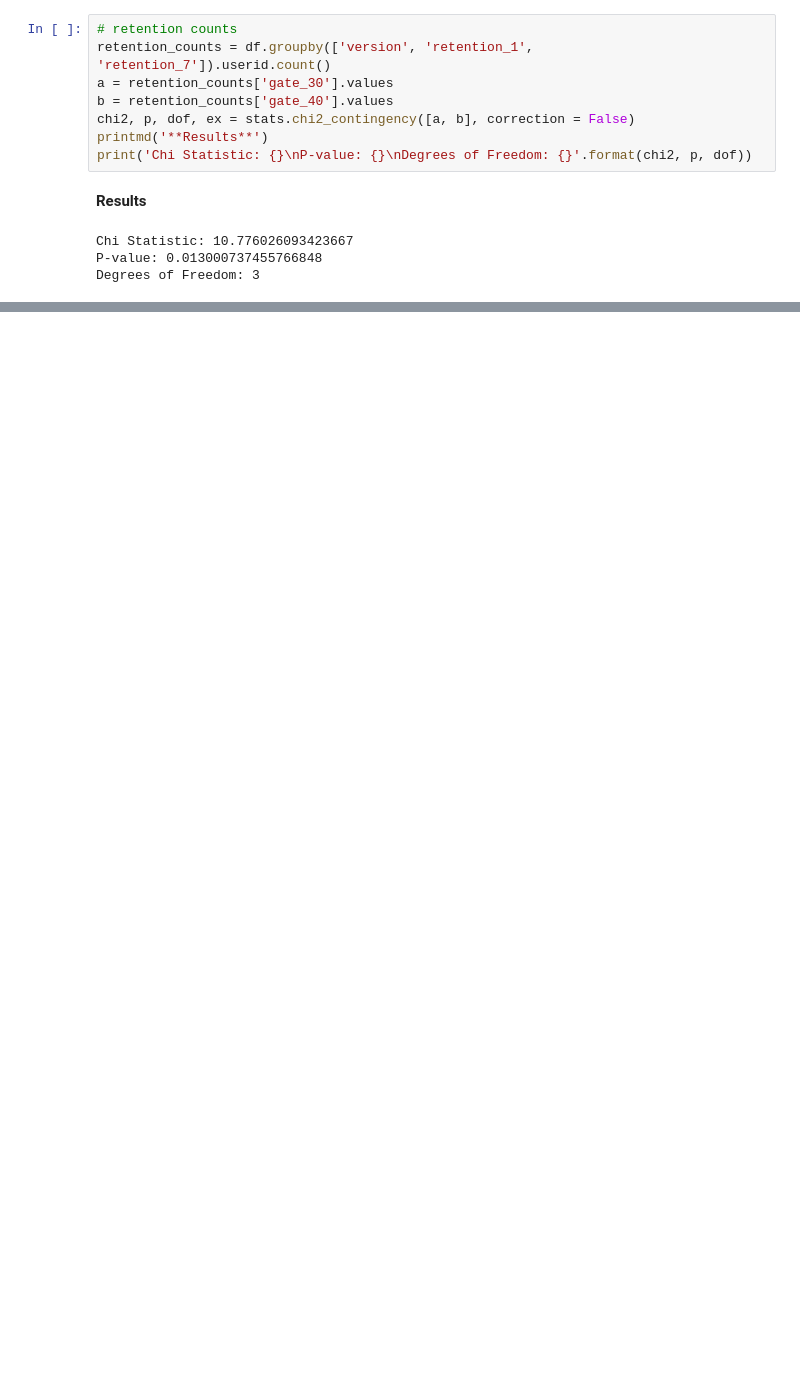
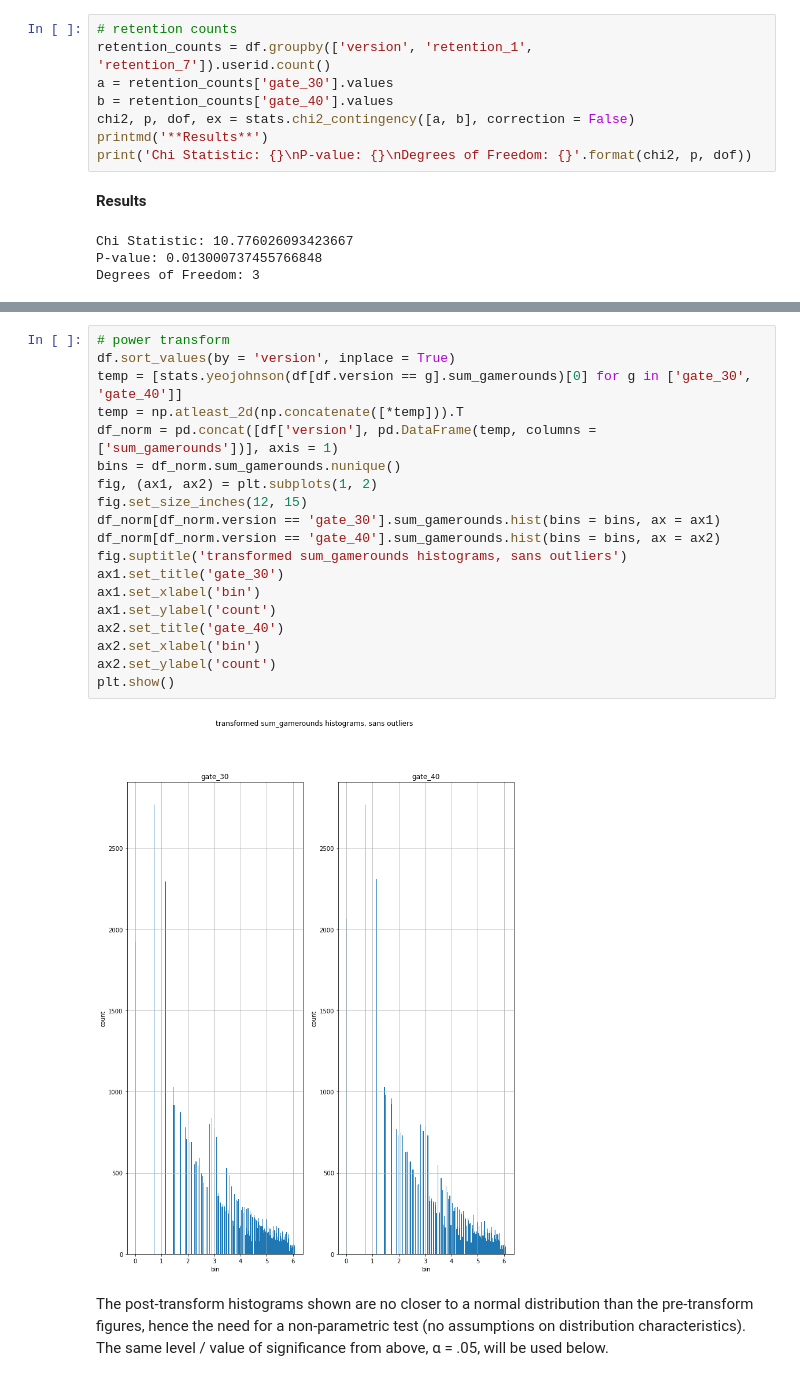
Before and after one commit to parkernisbet/game-ab-testing, a Jupyter notebook: game_ab_testing.ipynb, the cells around one changed output, grey strips where cells are left out. Drawn from its saved outputs; the diff is of its cells as text; blank space fills up the shorter version.

```diff
--- a/game_ab_testing.ipynb
+++ b/game_ab_testing.ipynb
@@ -216,0 +281,25 @@ of the null hypothesis; version and retention have a dependent relationship.
+# %%
+# power transform
+df.sort_values(by = 'version', inplace = True)
+temp = [stats.yeojohnson(df[df.version == g].sum_gamerounds)[0] for g in ['gate_30', 'gate_40']]
+temp = np.atleast_2d(np.concatenate([*temp])).T
+df_norm = pd.concat([df['version'], pd.DataFrame(temp, columns = ['sum_gamerounds'])], axis = 1)
+bins = df_norm.sum_gamerounds.nunique()
+fig, (ax1, ax2) = plt.subplots(1, 2)
+fig.set_size_inches(12, 15)
+df_norm[df_norm.version == 'gate_30'].sum_gamerounds.hist(bins = bins, ax = ax1)
+df_norm[df_norm.version == 'gate_40'].sum_gamerounds.hist(bins = bins, ax = ax2)
+fig.suptitle('transformed sum_gamerounds histograms, sans outliers')
+ax1.set_title('gate_30')
+ax1.set_xlabel('bin')
+ax1.set_ylabel('count')
+ax2.set_title('gate_40')
+ax2.set_xlabel('bin')
+ax2.set_ylabel('count')
+plt.show()
+# %% [output]
+[figure, added]
+# %% [markdown]
+The post-transform histograms shown are no closer to a normal distribution than the
+pre-transform figures, hence the need for a non-parametric test (no assumptions on distribution
+characteristics). The same level / value of significance from above, α = .05, will be used below.
```
Also changed, not shown: parts of 20 cells of this notebook.
